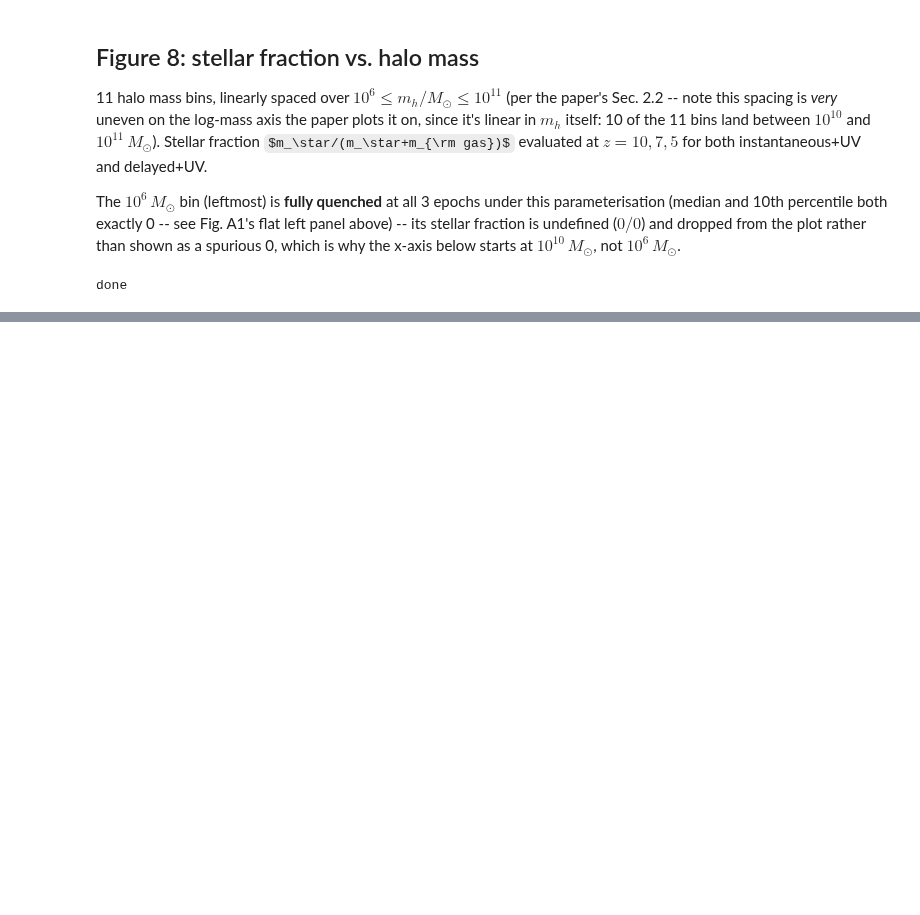
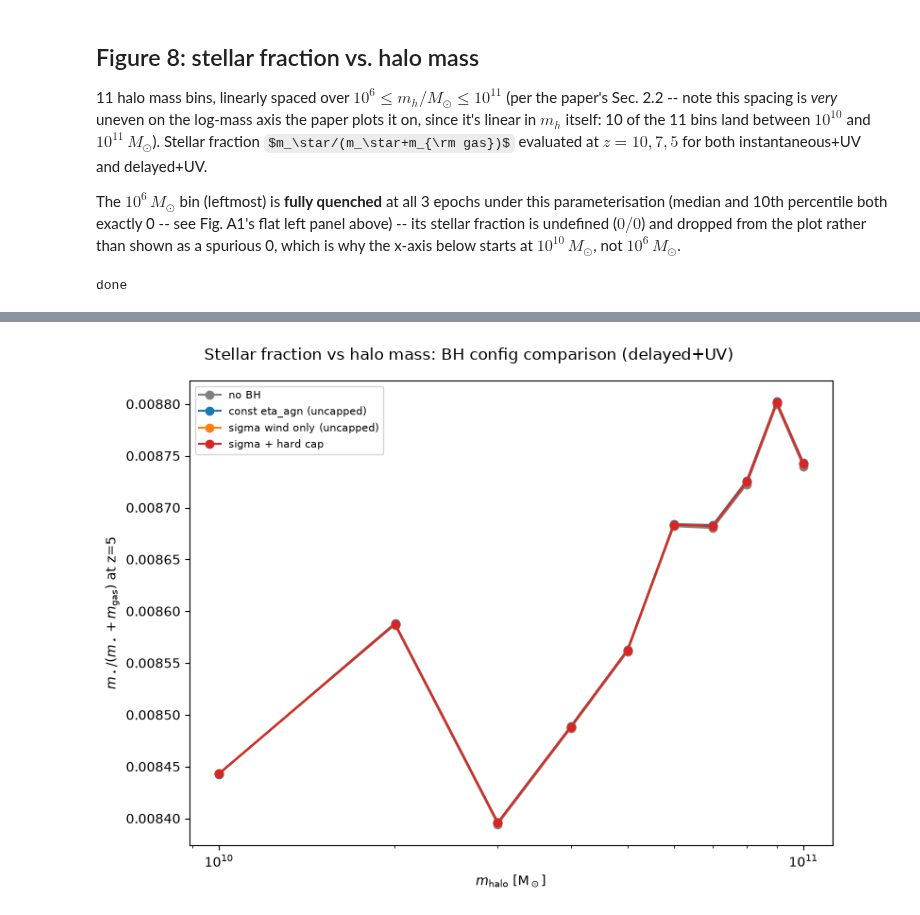
Before and after one commit to doctorcbpower/Ashvini, a Jupyter notebook: notebooks/menon_power_2024_all_figures.ipynb, the cells around one changed output, grey strips where cells are left out. Cells and saved outputs as stored; diff of their text form; code cells hidden in the pictures; some formulas as TeX source; blank space fills up the shorter version.

```diff
--- a/notebooks/menon_power_2024_all_figures.ipynb
+++ b/notebooks/menon_power_2024_all_figures.ipynb
@@ -368,0 +471,22 @@ plt.show()
+# %%
+fig, ax = plt.subplots(figsize=(8, 6))
+for bh_config in ['no_bh'] + configs:
+    fracs = []
+    for mass_bin in fig8_mass_bins:
+        res = res_fig8_bh[(mass_bin, bh_config)]
+        idx = np.argmin(np.abs(res['redshift'] - 5))
+        g50, s50 = res['gas_mass_p50'][idx], res['stars_mass_p50'][idx]
+        denom = s50 + g50 if (s50 + g50) > 0 else np.nan
+        fracs.append(s50 / denom)
+    c = 'grey' if bh_config == 'no_bh' else colors_bh[bh_config]
+    lbl = 'no BH' if bh_config == 'no_bh' else labels_bh[bh_config]
+    ax.plot(fig8_mass_bins, fracs, color=c, marker='o', label=lbl)
+ax.set_xscale('log')
+ax.set_xlabel(r'$m_{\rm halo}$ [M$_\odot$]')
+ax.set_ylabel(r'$m_\star/(m_\star+m_{\rm gas})$ at z=5')
+ax.legend(fontsize=8)
+fig.suptitle('Stellar fraction vs halo mass: BH config comparison (delayed+UV)')
+plt.tight_layout()
+plt.show()
+# %% [output]
+[figure, added]
```
Also changed, not shown: parts of 15 cells of this notebook.
